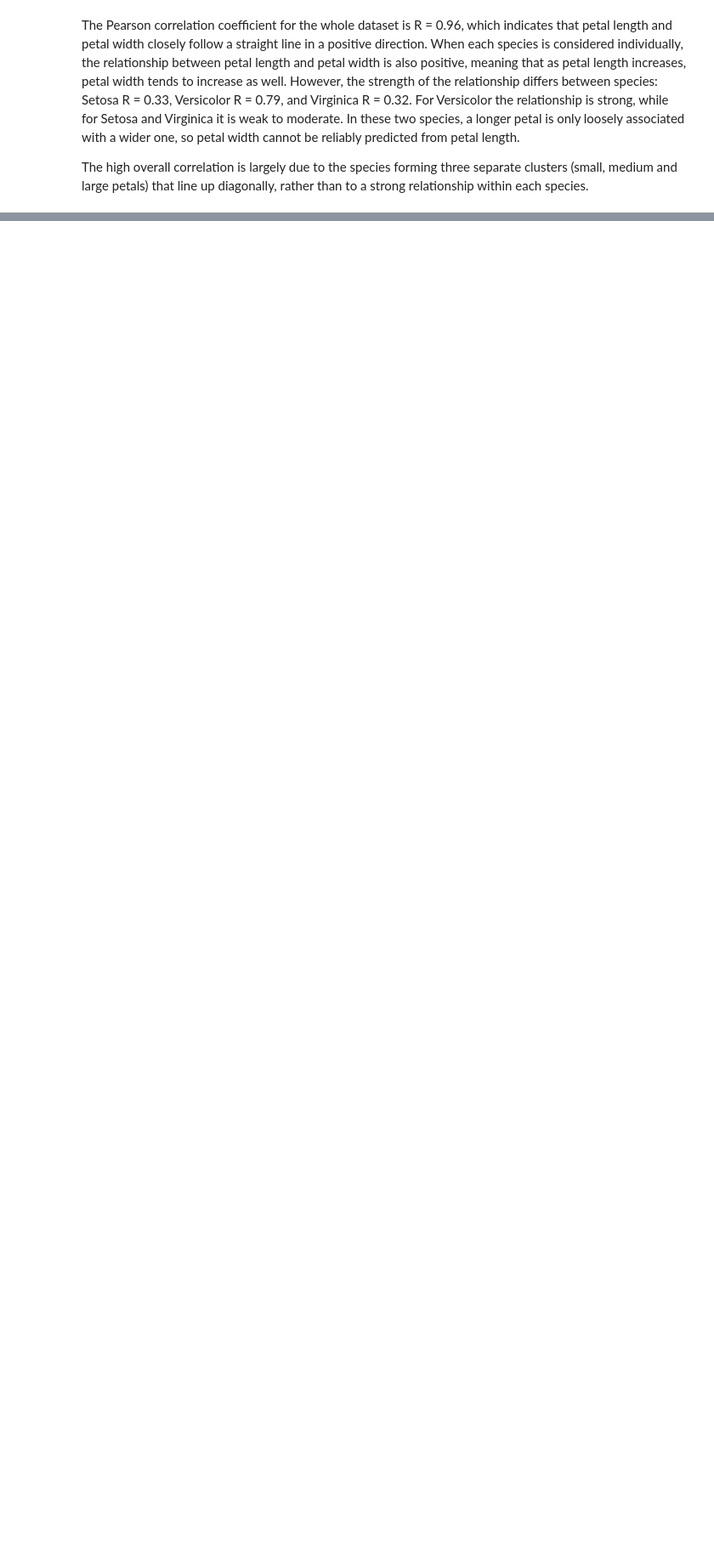
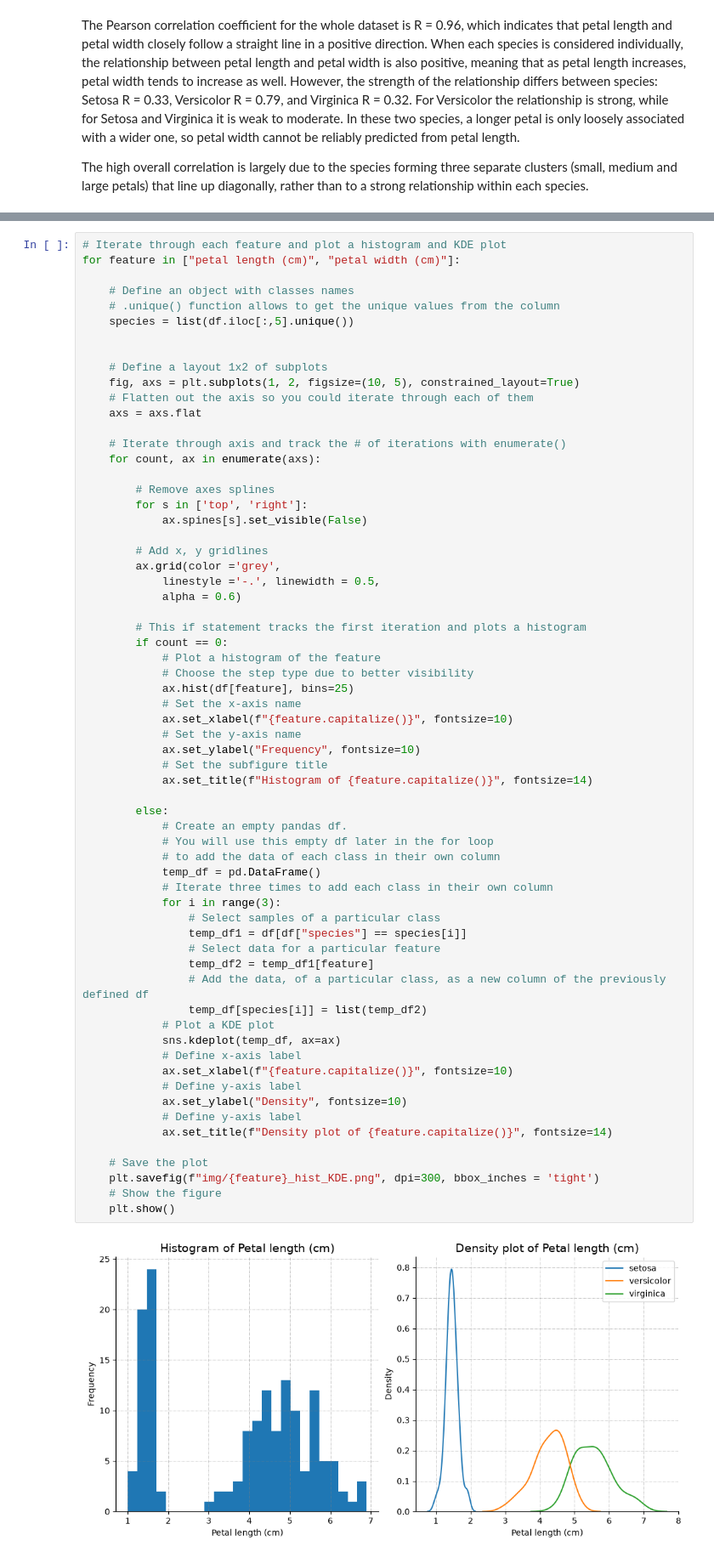
Before and after one commit to aldaszarnauskas/applied-statistics, a Jupyter notebook: problems.ipynb, the cells around one changed output, grey strips where cells are left out. Shown at 85% size. Drawn from its saved outputs; the diff is of its cells as text; blank space fills up the shorter version.

```diff
--- a/problems.ipynb
+++ b/problems.ipynb
@@ -398,0 +433,66 @@ For each test:
+# %%
+# Iterate through each feature and plot a histogram and KDE plot
+for feature in ["petal length (cm)", "petal width (cm)"]:
+
+    # Define an object with classes names
+    # .unique() function allows to get the unique values from the column
+    species = list(df.iloc[:,5].unique())
+
+
+    # Define a layout 1x2 of subplots
+    fig, axs = plt.subplots(1, 2, figsize=(10, 5), constrained_layout=True)
+    # Flatten out the axis so you could iterate through each of them
+    axs = axs.flat
+
+    # Iterate through axis and track the # of iterations with enumerate()
+    for count, ax in enumerate(axs):
+
+        # Remove axes splines
+        for s in ['top', 'right']:
+            ax.spines[s].set_visible(False)
+
+        # Add x, y gridlines
+        ax.grid(color ='grey',
+            linestyle ='-.', linewidth = 0.5,
+            alpha = 0.6)
+
+        # This if statement tracks the first iteration and plots a histogram
+        if count == 0:
+            # Plot a histogram of the feature
+            # Choose the step type due to better visibility
+            ax.hist(df[feature], bins=25)
+            # Set the x-axis name
+            ax.set_xlabel(f"{feature.capitalize()}", fontsize=10)
+            # Set the y-axis name
+            ax.set_ylabel("Frequency", fontsize=10)
+            # Set the subfigure title
+            ax.set_title(f"Histogram of {feature.capitalize()}", fontsize=14)
+
+        else:
+            # Create an empty pandas df.
+            # You will use this empty df later in the for loop
+            # to add the data of each class in their own column
+            temp_df = pd.DataFrame()
+            # Iterate three times to add each class in their own column
+            for i in range(3):
+                # Select samples of a particular class
+                temp_df1 = df[df["species"] == species[i]]
+                # Select data for a particular feature
+                temp_df2 = temp_df1[feature]
+                # Add the data, of a particular class, as a new column of the previously defined df
+                temp_df[species[i]] = list(temp_df2)
+            # Plot a KDE plot
+            sns.kdeplot(temp_df, ax=ax)
+            # Define x-axis label
+            ax.set_xlabel(f"{feature.capitalize()}", fontsize=10)
+            # Define y-axis label
+            ax.set_ylabel("Density", fontsize=10)
+            # Define y-axis label
+            ax.set_title(f"Density plot of {feature.capitalize()}", fontsize=14)
+
+    # Save the plot
+    plt.savefig(f"img/{feature}_hist_KDE.png", dpi=300, bbox_inches = 'tight')
+    # Show the figure
+    plt.show()
+# %% [output]
+[figure, added]
```
Also changed, not shown: parts of 32 cells of this notebook, 2 other files.
